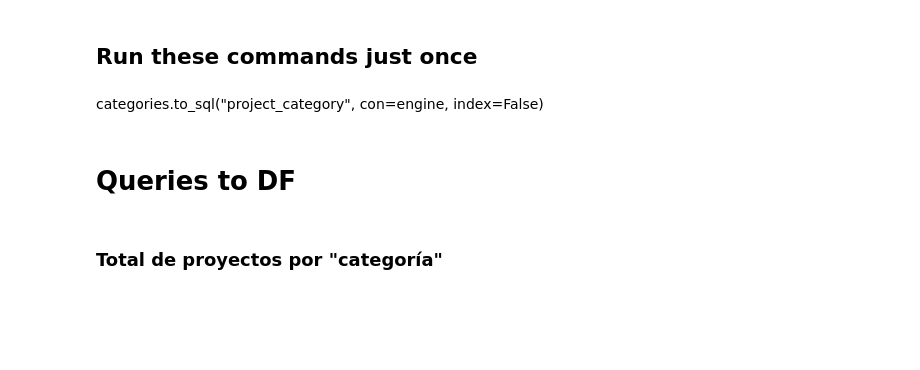
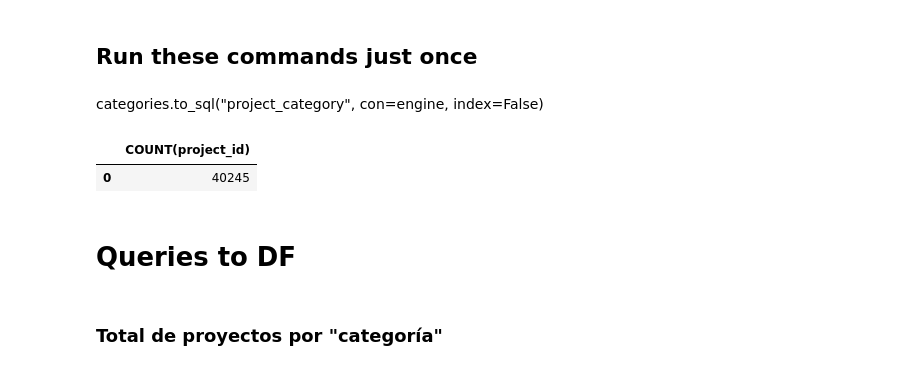
Before and after one commit to iairUbank/prueba_ubank, a Jupyter notebook: prueba.ipynb, the cells around one changed output. Drawn from its saved outputs; the diff is of its cells as text; code cells hidden in the pictures; blank space fills up the shorter version.

```diff
--- a/prueba.ipynb
+++ b/prueba.ipynb
@@ -40,6 +40,14 @@ rules_df.to_sql("rule", con=engine, index=False, if_exists='append')
 transactions_df.to_sql("transaction", con=engine, index=False, if_exists='append')
 # %%
 ####################################################################################
+# %%
+## total de proyectos
+query = """SELECT COUNT(project_id) FROM project"""
+total_projects = pd.read_sql(query, engine)
+total_projects
+# %% [output]
+|  | COUNT(project_id) |
+| 0 | 40245 |
 # %% [markdown]
 # Queries to DF
 # %% [markdown]
```
Also changed, not shown: parts of 3 cells of this notebook, 2 other files.
